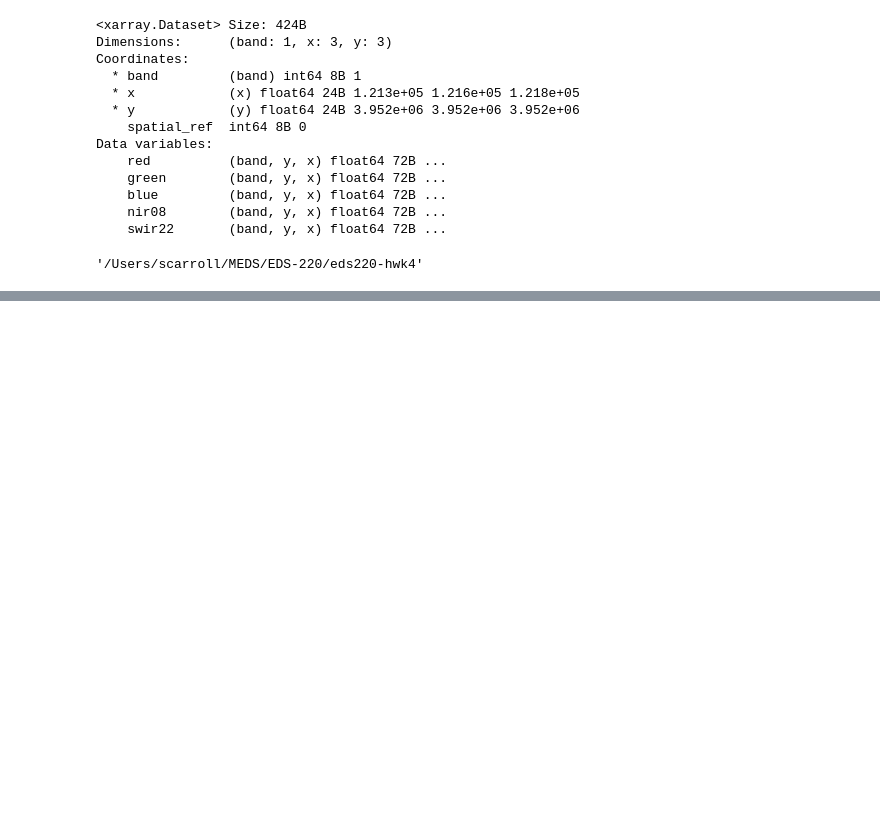
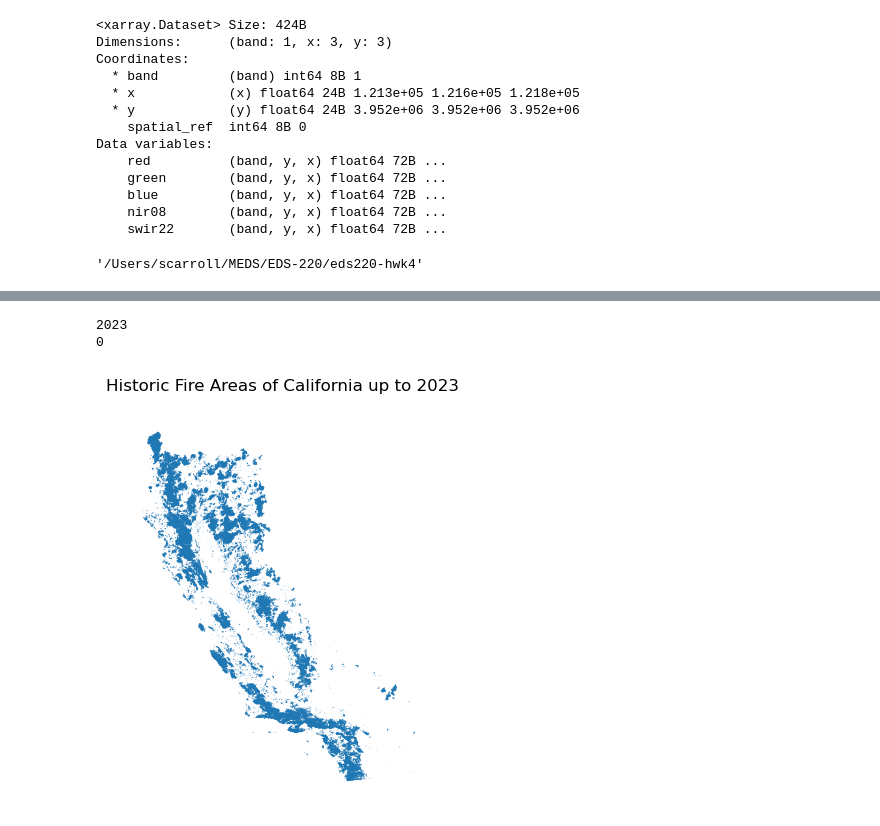
Before and after one commit to stephenccodes/eds220-hwk4, a Jupyter notebook: hwk4-task2-fire-perimeter-CARROLL.ipynb, the cells around one changed output, grey strips where cells are left out. Cells and saved outputs as stored; diff of their text form; code cells hidden in the pictures; blank space fills up the shorter version.

Commit message:
Explore data

```diff
--- a/hwk4-task2-fire-perimeter-CARROLL.ipynb
+++ b/hwk4-task2-fire-perimeter-CARROLL.ipynb
@@ -76,0 +149,16 @@ ca_fire_p.head(3)
+# %%
+# Find the range of years for the data
+print(ca_fire_p.year_.max())
+print(ca_fire_p.year_.min())
+# %% [output]
+2023
+0
+# %%
+# Plot the data
+fig, ax = plt.subplots(figsize = (9, 5))
+ax.axis('off') # Remove axes for cleaner map
+ca_fire_p.plot(ax = ax)
+plt.title("Historic Fire Areas of California up to 2023")
+plt.show()
+# %% [output]
+[figure, added]
```
Also changed, not shown: parts of 8 cells of this notebook.
